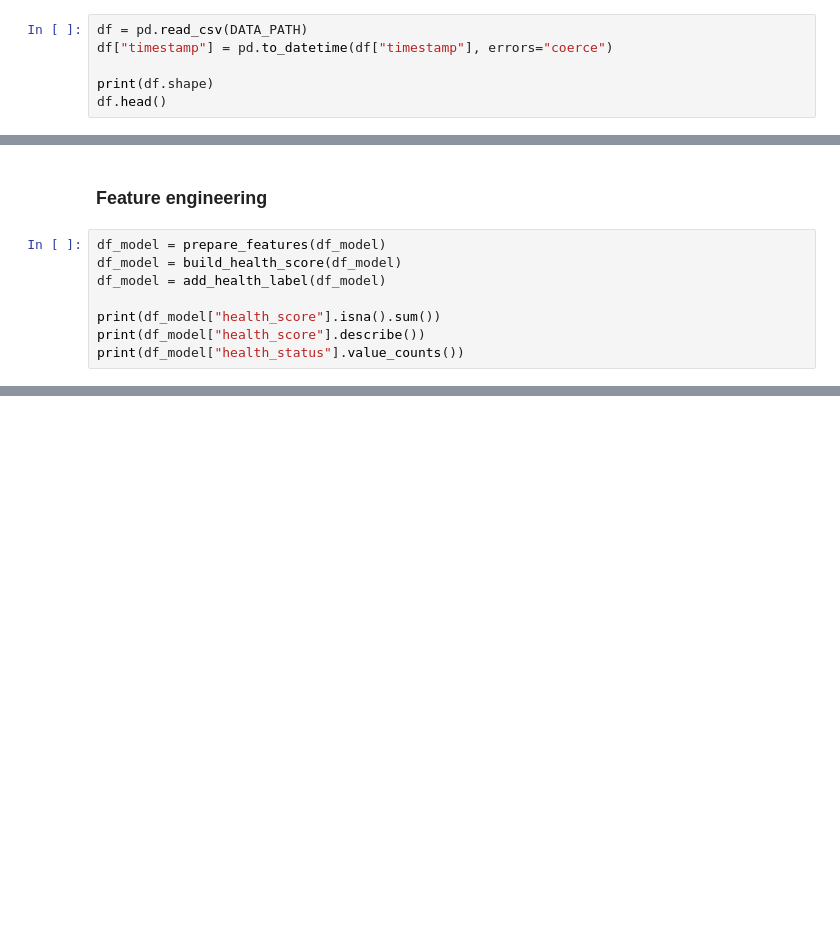
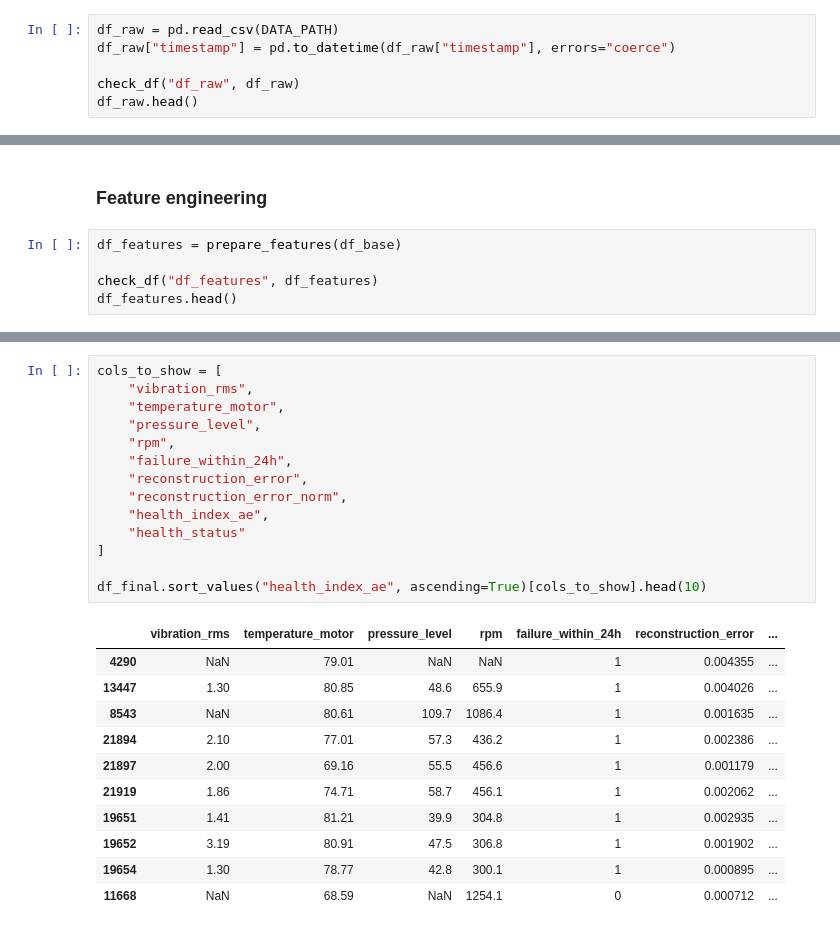
Before and after one commit to AdaheK/predictive-maintenance, a Jupyter notebook: notebooks/02_preprocessing.ipynb, the cells around one changed output, grey strips where cells are left out. Drawn from its saved outputs; the diff is of its cells as text; blank space fills up the shorter version.

```diff
--- a/notebooks/02_preprocessing.ipynb
+++ b/notebooks/02_preprocessing.ipynb
@@ -37,9 +44,9 @@ plt.rcParams["figure.figsize"] = (9, 4)
 # %% [markdown]
 ### Chargement des données
 # %%
-df = pd.read_csv(DATA_PATH)
-df["timestamp"] = pd.to_datetime(df["timestamp"], errors="coerce")
+df_raw = pd.read_csv(DATA_PATH)
+df_raw["timestamp"] = pd.to_datetime(df_raw["timestamp"], errors="coerce")
 
-print(df.shape)
-df.head()
+check_df("df_raw", df_raw)
+df_raw.head()
 # %% [output]
@@ -68,11 +81,8 @@ df_model.head()
 # %% [markdown]
 ### Feature engineering
 # %%
-df_model = prepare_features(df_model)
-df_model = build_health_score(df_model)
-df_model = add_health_label(df_model)
+df_features = prepare_features(df_base)
 
-print(df_model["health_score"].isna().sum())
-print(df_model["health_score"].describe())
-print(df_model["health_status"].value_counts())
+check_df("df_features", df_features)
+df_features.head()
 # %% [output]
@@ -123,0 +212,26 @@ Name: health_score, dtype: float64
+# %%
+cols_to_show = [
+    "vibration_rms",
+    "temperature_motor",
+    "pressure_level",
+    "rpm",
+    "failure_within_24h",
+    "reconstruction_error",
+    "reconstruction_error_norm",
+    "health_index_ae",
+    "health_status"
+]
+
+df_final.sort_values("health_index_ae", ascending=True)[cols_to_show].head(10)
+# %% [output]
+|  | vibration_rms | temperature_motor | pressure_level | rpm | failure_within_24h | reconstruction_error | ... |
+| 4290 | NaN | 79.01 | NaN | NaN | 1 | 0.004355 | ... |
+| 13447 | 1.30 | 80.85 | 48.6 | 655.9 | 1 | 0.004026 | ... |
+| 8543 | NaN | 80.61 | 109.7 | 1086.4 | 1 | 0.001635 | ... |
+| 21894 | 2.10 | 77.01 | 57.3 | 436.2 | 1 | 0.002386 | ... |
+| 21897 | 2.00 | 69.16 | 55.5 | 456.6 | 1 | 0.001179 | ... |
+| 21919 | 1.86 | 74.71 | 58.7 | 456.1 | 1 | 0.002062 | ... |
+| 19651 | 1.41 | 81.21 | 39.9 | 304.8 | 1 | 0.002935 | ... |
+| 19652 | 3.19 | 80.91 | 47.5 | 306.8 | 1 | 0.001902 | ... |
+| 19654 | 1.30 | 78.77 | 42.8 | 300.1 | 1 | 0.000895 | ... |
+| 11668 | NaN | 68.59 | NaN | 1254.1 | 0 | 0.000712 | ... |
```
Also changed, not shown: parts of 16 cells of this notebook, 13 other files.
